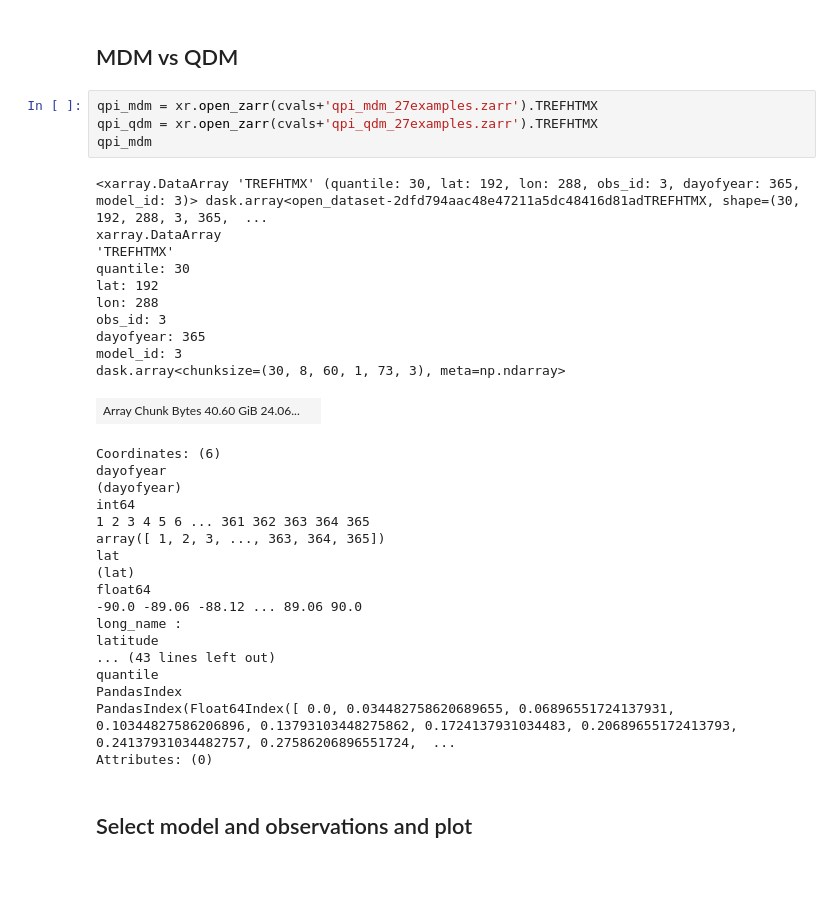
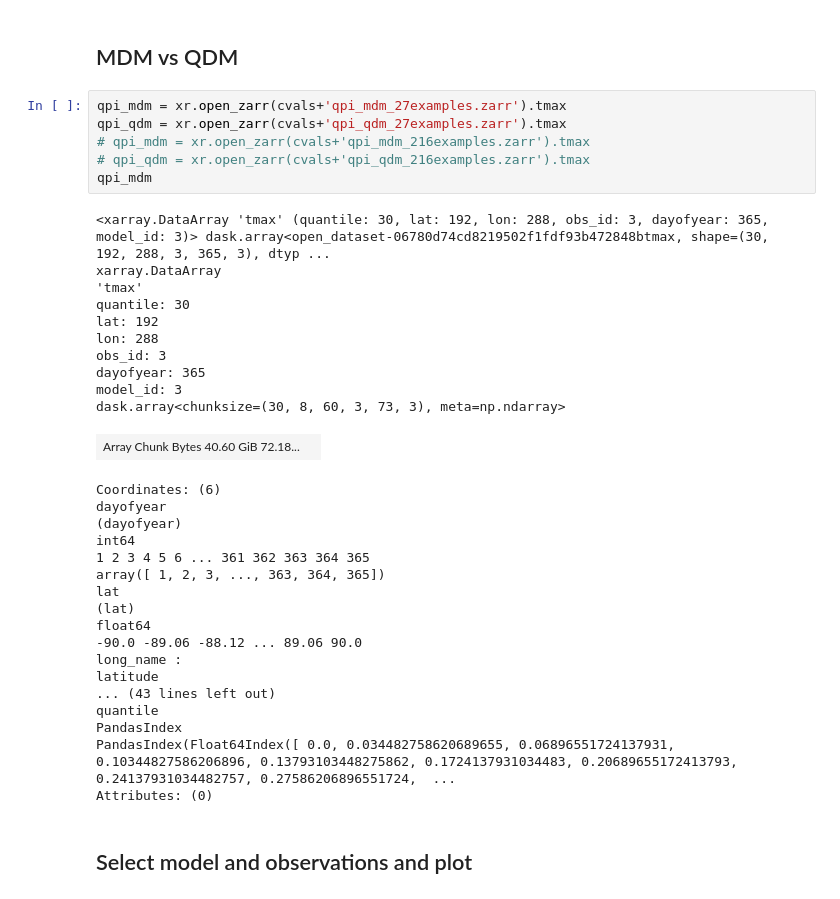
Before and after one commit to hrhampapura/moment_delta_mapping, a Jupyter notebook: lens_analysis/plots/Detrended/mdm_qdm.ipynb, the cells around one changed output. Cells and saved outputs as stored; diff of their text form.

```diff
--- a/lens_analysis/plots/Detrended/mdm_qdm.ipynb
+++ b/lens_analysis/plots/Detrended/mdm_qdm.ipynb
@@ -343,21 +391,23 @@ Wall time: 14min 8s
 # %% [markdown]
 ## MDM vs QDM
 # %%
-qpi_mdm = xr.open_zarr(cvals+'qpi_mdm_27examples.zarr').TREFHTMX
-qpi_qdm = xr.open_zarr(cvals+'qpi_qdm_27examples.zarr').TREFHTMX
+qpi_mdm = xr.open_zarr(cvals+'qpi_mdm_27examples.zarr').tmax
+qpi_qdm = xr.open_zarr(cvals+'qpi_qdm_27examples.zarr').tmax
+# qpi_mdm = xr.open_zarr(cvals+'qpi_mdm_216examples.zarr').tmax
+# qpi_qdm = xr.open_zarr(cvals+'qpi_qdm_216examples.zarr').tmax
 qpi_mdm
 # %% [output]
-<xarray.DataArray 'TREFHTMX' (quantile: 30, lat: 192, lon: 288, obs_id: 3, dayofyear: 365, model_id: 3)> dask.array<open_dataset-2dfd794aac48e47211a5dc48416d81adTREFHTMX, shape=(30, 192, 288, 3, 365,  ...
+<xarray.DataArray 'tmax' (quantile: 30, lat: 192, lon: 288, obs_id: 3, dayofyear: 365, model_id: 3)> dask.array<open_dataset-06780d74cd8219502f1fdf93b472848btmax, shape=(30, 192, 288, 3, 365, 3), dtyp ...
 xarray.DataArray
-'TREFHTMX'
+'tmax'
 quantile: 30
 lat: 192
 lon: 288
 obs_id: 3
 dayofyear: 365
 model_id: 3
-dask.array<chunksize=(30, 8, 60, 1, 73, 3), meta=np.ndarray>
+dask.array<chunksize=(30, 8, 60, 3, 73, 3), meta=np.ndarray>
-| Array Chunk Bytes 40.60 GiB 24.06... |  |
+| Array Chunk Bytes 40.60 GiB 72.18... |  |
 Coordinates: (6)
 dayofyear
 (dayofyear)
```
Also changed, not shown: parts of 34 cells of this notebook.
